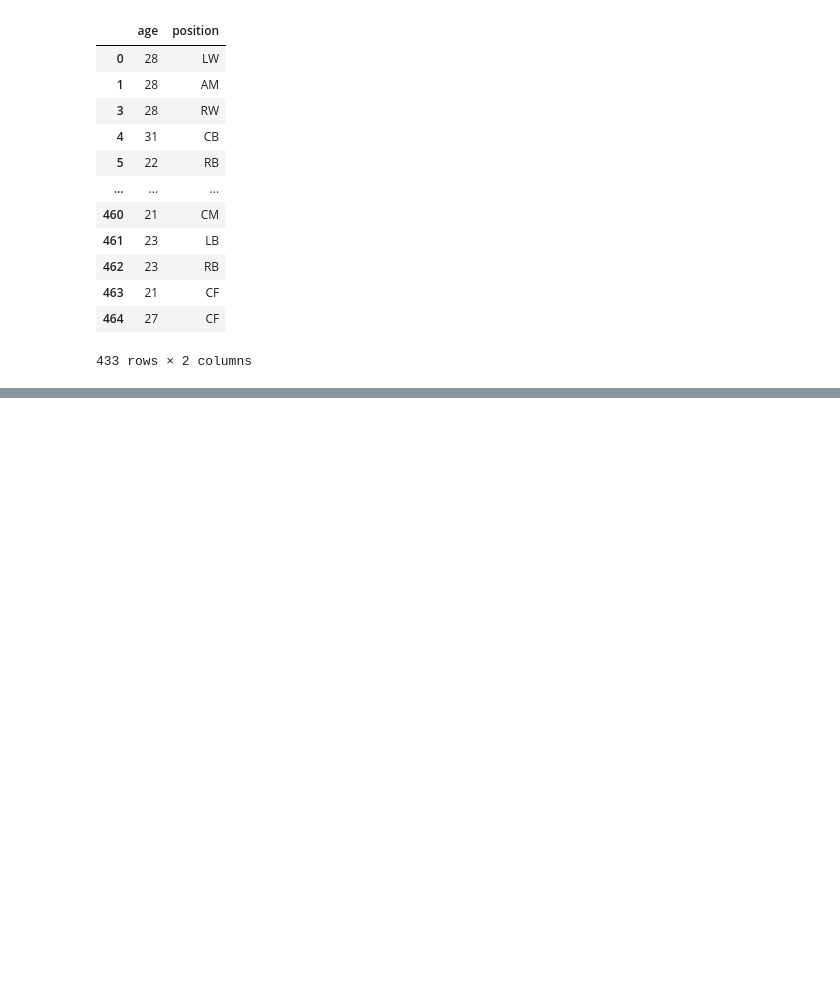
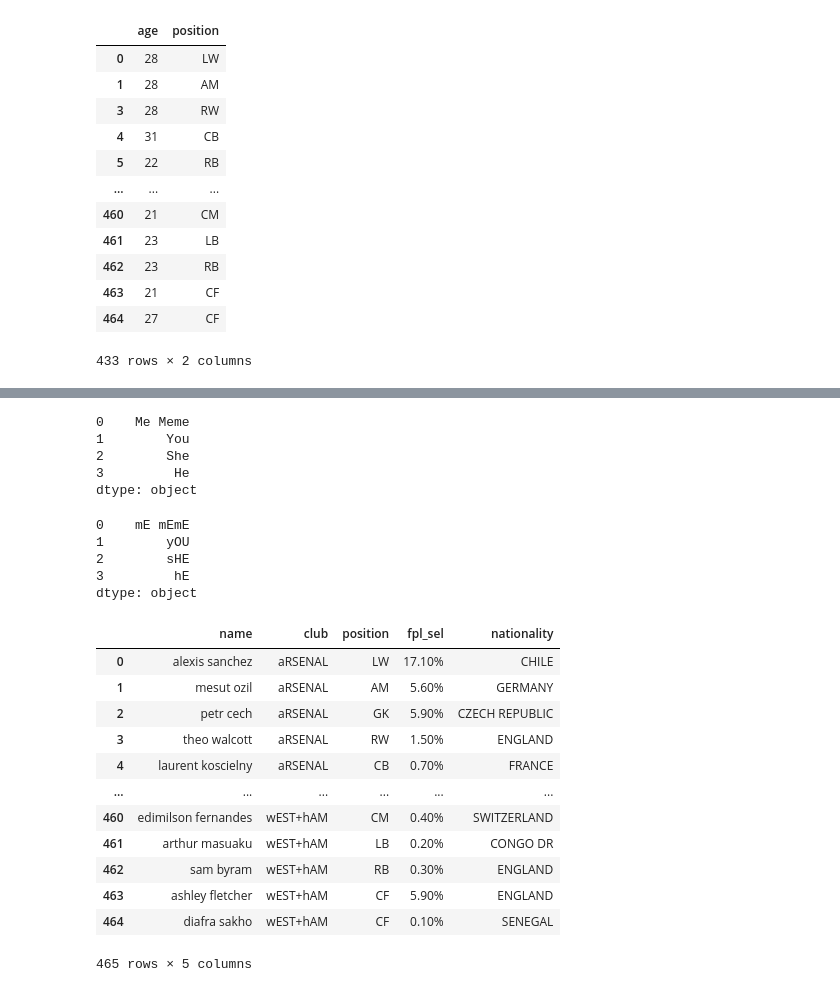
Before and after one commit to momchilantonov/ultimate_pandas_bootcamp, a Jupyter notebook: lectures/DataFrames in Depth.ipynb, the cells around one changed output, grey strips where cells are left out. Saved outputs shown, nothing was run; the diff lists cells and outputs as text; code cells hidden in the pictures; blank space fills up the shorter version.

Commit message:
DFs in Depth - Same-shape Transforms

```diff
--- a/lectures/DataFrames in Depth.ipynb
+++ b/lectures/DataFrames in Depth.ipynb
@@ -1583,0 +1646,16 @@ players_data.select_dtypes(np.number).agg(['min', 'max', 'mean'])
+# %%
+ser.str.title()
+# %% [output]
+0    Me Meme
+1        You
+2        She
+3         He
+dtype: object
+# %%
+ser.str.swapcase()
+# %% [output]
+0    mE mEmE
+1        yOU
+2        sHE
+3         hE
+dtype: object
@@ -1583,0 +1669,21 @@ players_data.select_dtypes(np.number).agg(['min', 'max', 'mean'])
+# %%
+def random_case(x):
+    funcs = [x.str.swapcase, x.str.lower, x.str.title, x.str.upper]
+    return choice(funcs)()
+# %%
+# try the random magic :)
+players_data.select_dtypes(include=object).transform(random_case)
+# %% [output]
+|  | name | club | position | fpl_sel | nationality |
+| 0 | alexis sanchez | aRSENAL | LW | 17.10% | CHILE |
+| 1 | mesut ozil | aRSENAL | AM | 5.60% | GERMANY |
+| 2 | petr cech | aRSENAL | GK | 5.90% | CZECH REPUBLIC |
+| 3 | theo walcott | aRSENAL | RW | 1.50% | ENGLAND |
+| 4 | laurent koscielny | aRSENAL | CB | 0.70% | FRANCE |
+| ... | ... | ... | ... | ... | ... |
+| 460 | edimilson fernandes | wEST+hAM | CM | 0.40% | SWITZERLAND |
+| 461 | arthur masuaku | wEST+hAM | LB | 0.20% | CONGO DR |
+| 462 | sam byram | wEST+hAM | RB | 0.30% | ENGLAND |
+| 463 | ashley fletcher | wEST+hAM | CF | 5.90% | ENGLAND |
+| 464 | diafra sakho | wEST+hAM | CF | 0.10% | SENEGAL |
+465 rows × 5 columns
```
Also changed, not shown: parts of 27 cells of this notebook.
